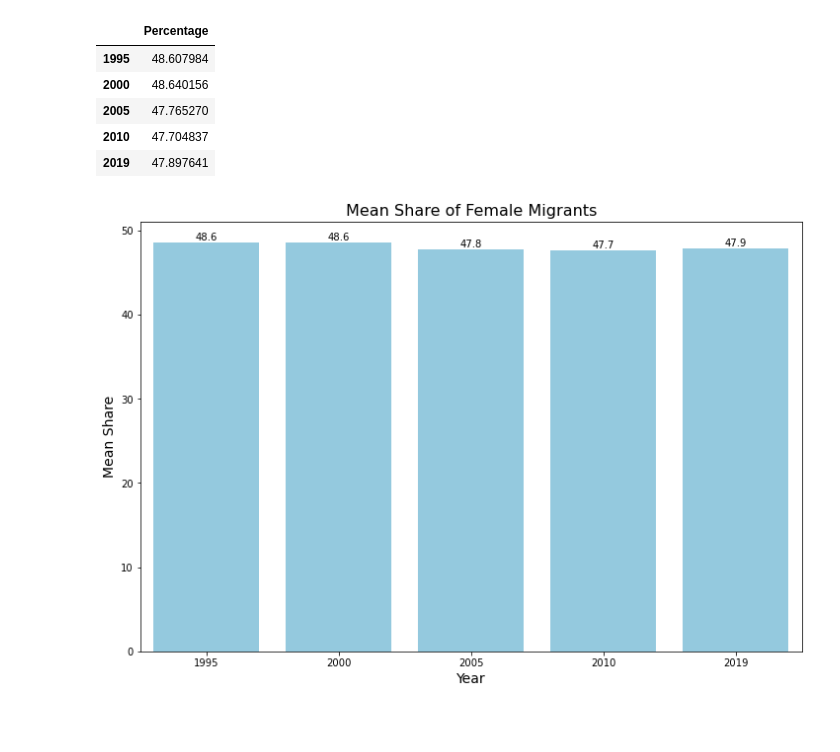
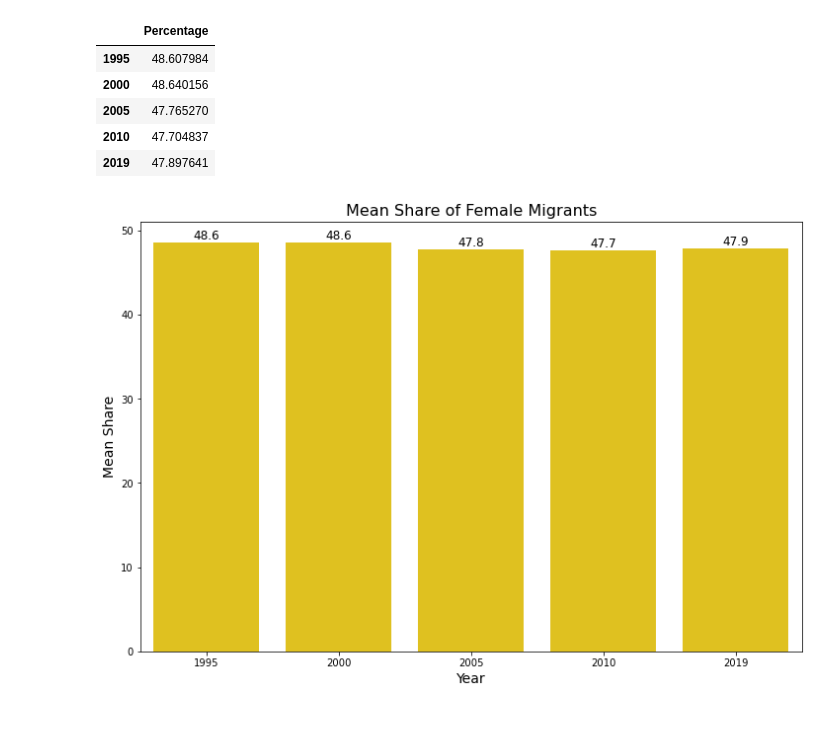
Before and after one commit to HamoyeHQ/GFP-21-Pytorch, a Jupyter notebook: exploratory_data_analysis.ipynb, the cells around one changed output. Drawn from its saved outputs; the diff is of its cells as text; code cells hidden in the pictures.

```diff
--- a/exploratory_data_analysis.ipynb
+++ b/exploratory_data_analysis.ipynb
@@ -119,16 +119,16 @@ bottom_20
 | Austria | 16.569363 |
 # %%
 plt.figure(figsize=(12, 8))
-splot=sns.barplot(y = top_20.index, x = 'central', data=top_20, color="skyblue")
+splot=sns.barplot(y = top_20.index, x = 'central', data=top_20, color="gold")
 plt.xlabel("", size=14)
 plt.xticks([])
 plt.ylabel("Country", size=14)
-plt.title('Share of female STEM graduates by Country (Top 20)')
+plt.title('Share of Female STEM graduates by Country (Top 20)')
 for rect in splot.patches:
     width = rect.get_width()
     plt.text(0.975*rect.get_width(), rect.get_y()+0.5*rect.get_height(),
              '%d' % int(width),
              ha='center', va='center')
 # plt.bar_label(splot.containers[0],size=16,label_type='center')
-# plt.savefig("add_annotation_to_bars_in_barplot_Seaborn_Python.png")
+# plt.savefig("share_of_female_STEM_graduates_country_20.png")
 # %% [output]
@@ -136,6 +136,6 @@ for rect in splot.patches:
 # %%
 plt.figure(figsize=(12, 8))
-splot=sns.barplot(y = bottom_20.index, x = 'central', data=bottom_20, color="skyblue")
+splot=sns.barplot(y = bottom_20.index, x = 'central', data=bottom_20, color="gold")
 plt.xlabel("", size=14)
 plt.xticks([])
 plt.ylabel("Country", size=14)
@@ -213,26 +230,26 @@ migrant_mean
 # %%
 # boxplot
 plt.figure(figsize=(12, 8))
-splot = sns.barplot(x = migrant_mean.index, y = 'Percentage', data=migrant_mean, color = 'skyblue')
+splot = sns.barplot(x = migrant_mean.index, y = 'Percentage', data=migrant_mean, color = 'gold')
 plt.xlabel("Year", size=14)
 # plt.xticks([])
 plt.ylabel("Mean Share", size=14)
 plt.title('Mean Share of Female Migrants', size = 16)
 for rect in splot.patches:
     height = rect.get_height()
     plt.text(rect.get_x() + rect.get_width()/2., height,
             '%.1f' % float(height),
-            ha='center', va='bottom')
+            ha='center', va='bottom', size = 12)
 # for p in splot.patches:
 #     splot.annotate(format(p.get_height(), '.1f'),
 #                    (p.get_x() + p.get_width() / 2., p.get_height()),
 #                    ha = 'center', va = 'center',
 #                    size=15,
 #                    xytext = (0, -12),
 #                    textcoords = 'offset points')
 # plt.savefig("share_of_female_migrants.png")
 # %% [output]
-[figure, old version]
+[figure, new version]
 # %% [markdown]
 ###
 # %%
```
Also changed, not shown: parts of 20 cells of this notebook, 9 other files.
